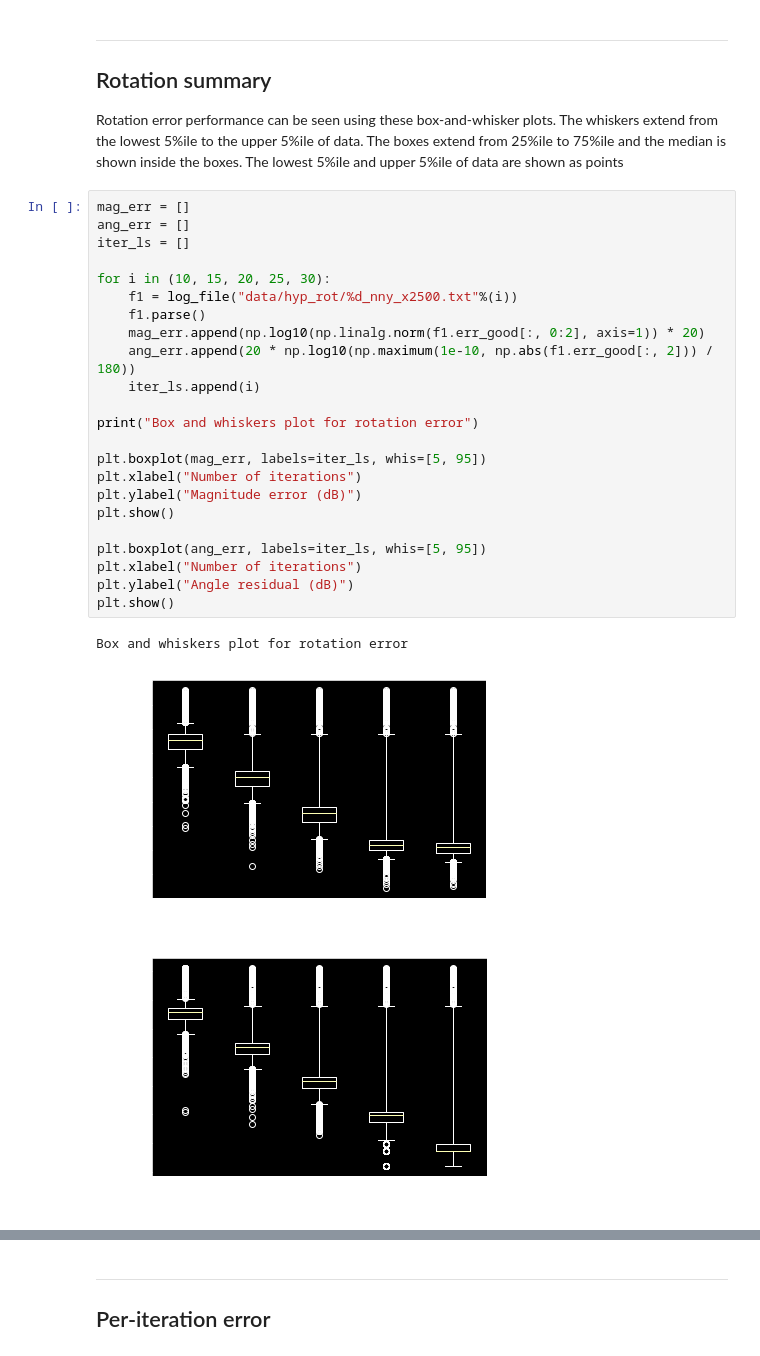
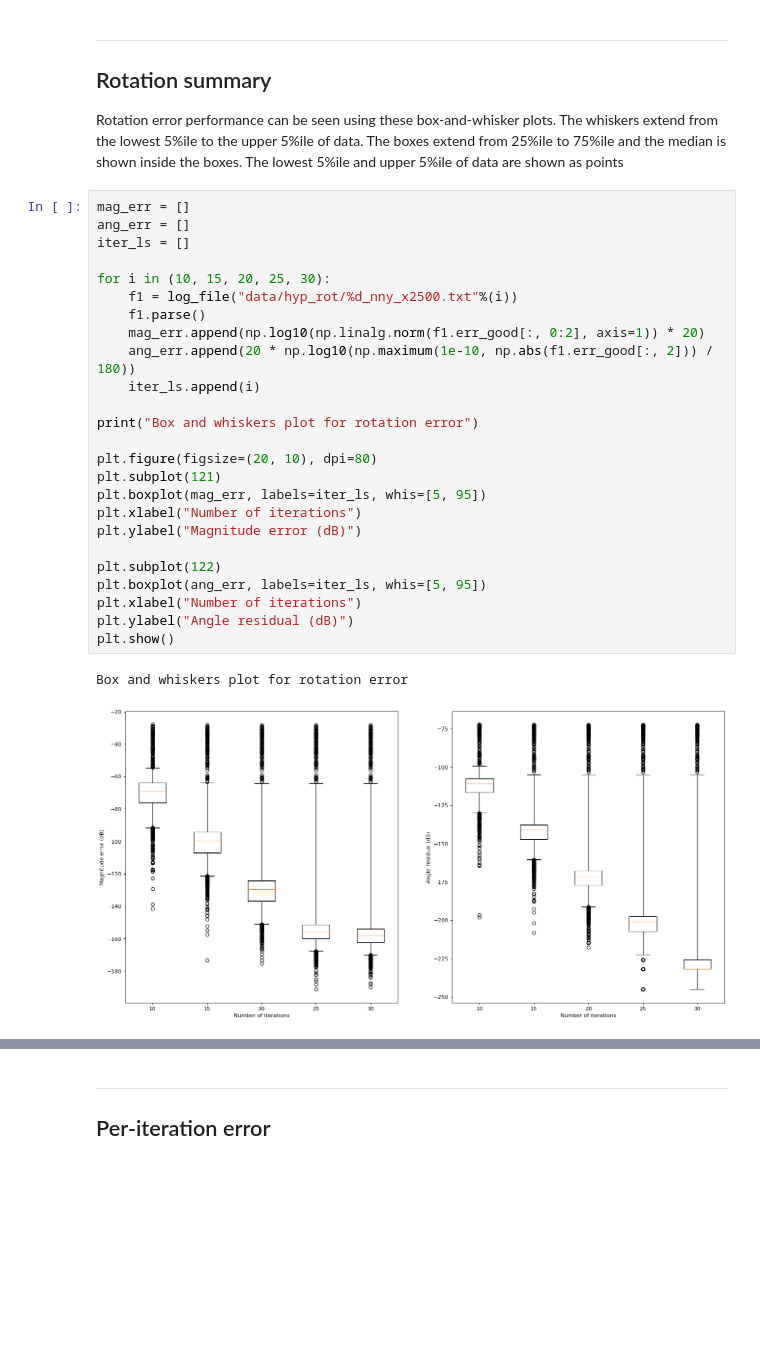
Before and after one commit to Ashwin-Rajesh/Cordic_accelerator, a Jupyter notebook: docs/cordic_hyperbolic.ipynb, the cells around one changed output, grey strips where cells are left out. Cells and saved outputs as stored; diff of their text form; blank space fills up the shorter version.

```diff
--- a/docs/cordic_hyperbolic.ipynb
+++ b/docs/cordic_hyperbolic.ipynb
@@ -98,30 +102,31 @@ Rotation error performance can be seen using these box-and-whisker plots. The wh
 # %%
 mag_err = []
 ang_err = []
 iter_ls = []
 
 for i in (10, 15, 20, 25, 30):
     f1 = log_file("data/hyp_rot/%d_nny_x2500.txt"%(i))
     f1.parse()
     mag_err.append(np.log10(np.linalg.norm(f1.err_good[:, 0:2], axis=1)) * 20)
     ang_err.append(20 * np.log10(np.maximum(1e-10, np.abs(f1.err_good[:, 2])) / 180))
     iter_ls.append(i)
 
 print("Box and whiskers plot for rotation error")
 
+plt.figure(figsize=(20, 10), dpi=80)
+plt.subplot(121)
 plt.boxplot(mag_err, labels=iter_ls, whis=[5, 95])
 plt.xlabel("Number of iterations")
 plt.ylabel("Magnitude error (dB)")
-plt.show()
 
+plt.subplot(122)
 plt.boxplot(ang_err, labels=iter_ls, whis=[5, 95])
 plt.xlabel("Number of iterations")
 plt.ylabel("Angle residual (dB)")
 plt.show()
 # %% [output]
 Box and whiskers plot for rotation error
-[figure, old version]
+[figure, new version]
-[figure, removed]
 # %%
 mag_err = []
 ang_err = []
```
Also changed, not shown: parts of 5 cells of this notebook, 18 other files.
